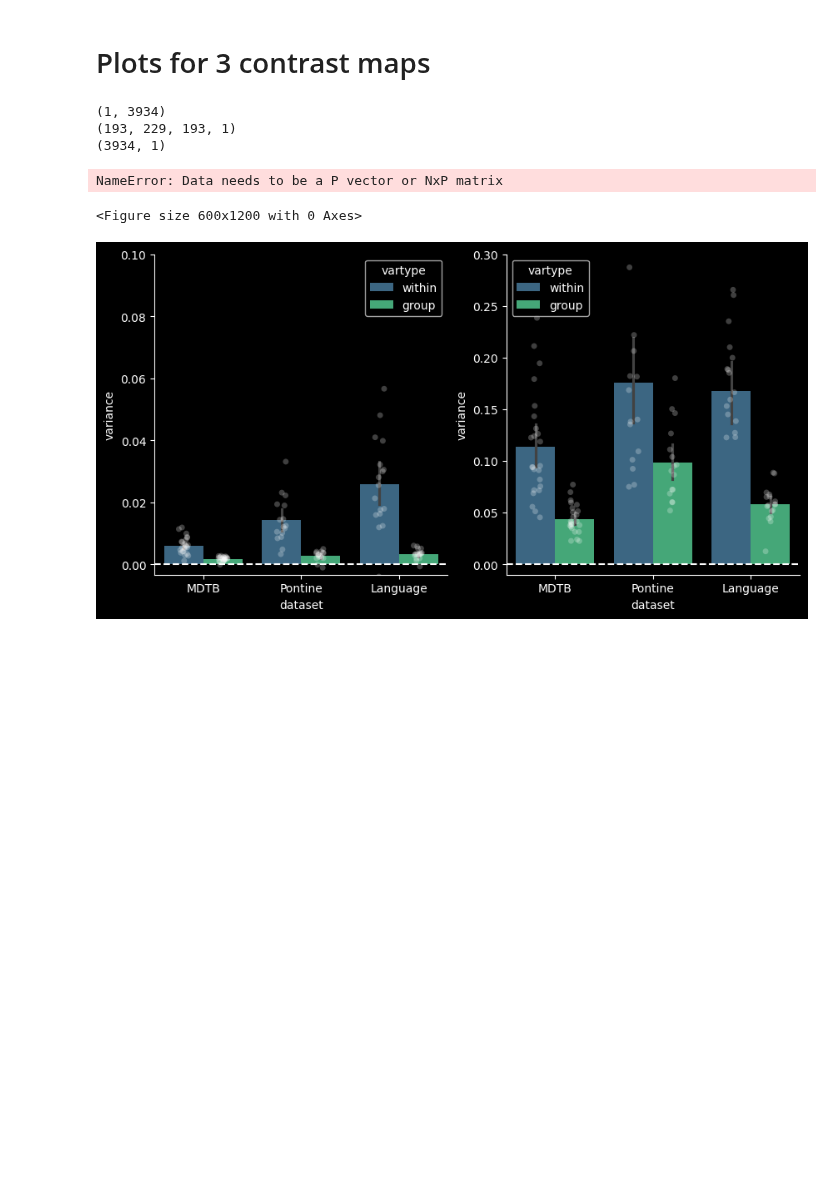
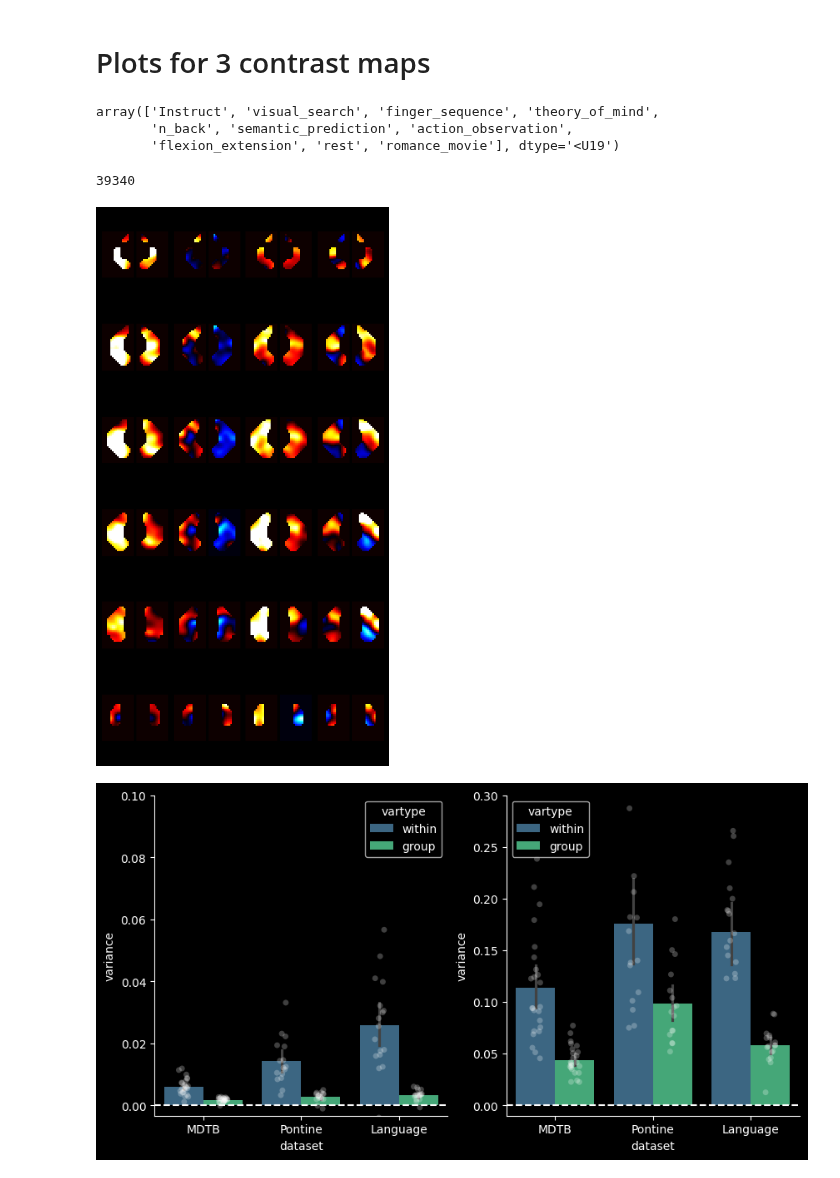
Before and after one commit to DiedrichsenLab/Pontine7T, a Jupyter notebook: notebooks/plots_contrastmaps_joern.ipynb, the cells around one changed output. Saved outputs shown, nothing was run; the diff lists cells and outputs as text; code cells hidden in the pictures; blank space fills up the shorter version.

```diff
--- a/notebooks/plots_contrastmaps_joern.ipynb
+++ b/notebooks/plots_contrastmaps_joern.ipynb
@@ -13,20 +14,14 @@ fig_dir =  '/Users/jdiedrichsen/Dropbox/Talks/2024/12_UTSW'
 # %%
 at,_ = am.get_atlas('MNISymDentate1')
 
-A = nb.load(f'{con_dir}/cond_dentate_handedness_Tstat.dscalar.nii')
-B = nb.load(f'{con_dir}/condavg_dentate_Tstat.dscalar.nii')
+A = nb.load(f'{fig_dir}/cond_dentate_handedness_Tstat.dscalar.nii')
+B = nb.load(f'{fig_dir}/condavg_dentate_Tstat.dscalar.nii')
 Anii = nt.volume_from_cifti(A)
 Bnii = nt.volume_from_cifti(B)
 data1=at.read_data(Anii).T
 data2=at.read_data(Bnii).T
-
-# data1  = A.get_fdata()
-# data2  = B.get_fdata()
+B.header.get_axis(0).name
+# %% [output]
+array(['Instruct', 'visual_search', 'finger_sequence', 'theory_of_mind',
+       'n_back', 'semantic_prediction', 'action_observation',
+       'flexion_extension', 'rest', 'romance_movie'], dtype='<U19')
-# %%
-print(A.shape)
-print(Anii.shape)
-print(data1.shape)
-# %% [output]
-(1, 3934)
-(193, 229, 193, 1)
-(3934, 1)
@@ -33,17 +31,20 @@ print(data1.shape)
+# %%
+(data2==0).sum()
+# %% [output]
+39340
 # %%
 fig = plt.figure(figsize=(6,12),facecolor='black')
 outer_grid = fig.add_gridspec(1,4,hspace=0,wspace=0.1)
 inner_grid = outer_grid[0].subgridspec(6,2,hspace=0.1,wspace=0.1)
-ax = fpl.plot_dentate(data1[0],gridspec = inner_grid,cscale=[-3,3])
+ax = fpl.plot_dentate(data2[2],gridspec = inner_grid,cscale=[-3,3])
 inner_grid = outer_grid[1].subgridspec(6,2,hspace=0.1,wspace=0.1)
-ax= fpl.plot_dentate(data2[2],gridspec = inner_grid,cscale=[-3,3])
+ax= fpl.plot_dentate(data1[0],gridspec = inner_grid,cscale=[-2,2])
 inner_grid = outer_grid[2].subgridspec(6,2,hspace=0.1,wspace=0.1)
-ax= fpl.plot_dentate(data2[3],gridspec = inner_grid,cscale=[-3,3])
+ax= fpl.plot_dentate(data2[7],gridspec = inner_grid,cscale=[-3,3])
 inner_grid = outer_grid[3].subgridspec(6,2,hspace=0.1,wspace=0.1)
 ax= fpl.plot_dentate(data2[4],gridspec = inner_grid,cscale=[-3,3])
 # %% [output]
-NameError: Data needs to be a P vector or NxP matrix
-<Figure size 600x1200 with 0 Axes>
+[figure, added]
 # %%
 pal = [[1,1,1],[1,1,1]]
 plt.figure(figsize=(10,5))
```
Also changed, not shown: parts of 2 cells of this notebook.
